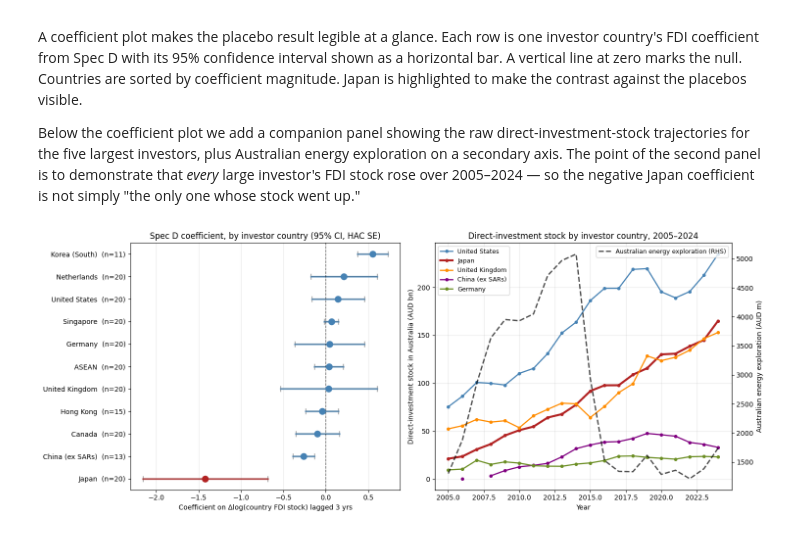
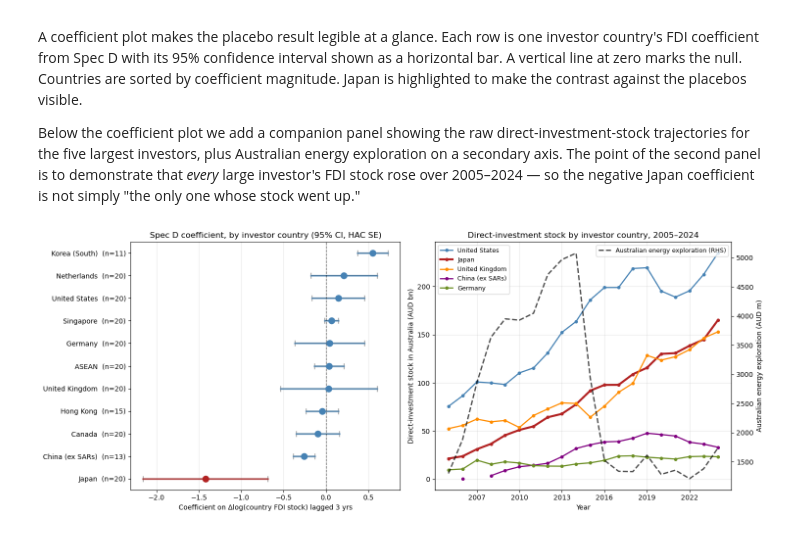
Before and after one commit to leejisabella/australiaJapanEnergy, a Jupyter notebook: notebooks/crowding_analysis.ipynb, the cells around one changed output. Cells and saved outputs as stored; diff of their text form; code cells hidden in the pictures.

Commit message:
visualizations

```diff
--- a/notebooks/crowding_analysis.ipynb
+++ b/notebooks/crowding_analysis.ipynb
@@ -719,6 +719,8 @@ A coefficient plot makes the placebo result legible at a glance. Each row is one
 
 Below the coefficient plot we add a companion panel showing the raw direct-investment-stock trajectories for the five largest investors, plus Australian energy exploration on a secondary axis. The point of the second panel is to demonstrate that *every* large investor's FDI stock rose over 2005–2024 — so the negative Japan coefficient is not simply "the only one whose stock went up."
 # %%
+from matplotlib.ticker import MaxNLocator
+
 # Coefficient (forest) plot of the placebo
 tab = placebo_tab.copy()
 tab["ci_lo"] = tab["FDI coef"] - 1.96 * tab["Std err"]
@@ -747,31 +749,33 @@ ax.grid(axis="x", alpha=0.3)
 ax2 = axes[1]
 top5 = ["united_states_of_america_direct_stock_aud_million",
          "japan_direct_stock_aud_million",
          "united_kingdom_direct_stock_aud_million",
          "china_excludes_sars_and_taiwan_direct_stock_aud_million",
          "germany_direct_stock_aud_million"]
 labels = ["United States", "Japan", "United Kingdom", "China (ex SARs)", "Germany"]
 country_colors = {"Japan": "firebrick", "United States": "steelblue",
                     "United Kingdom": "darkorange", "China (ex SARs)": "purple",
                     "Germany": "olivedrab"}
 sub = plb[plb.year.between(2005, 2024)].copy()
 for col, label in zip(top5, labels):
     lw = 3 if label == "Japan" else 1.8
     ax2.plot(sub.year, sub[col] / 1000,
               marker="o", markersize=4, linewidth=lw,
               color=country_colors[label], label=label)
 ax2.set_ylabel("Direct-investment stock in Australia (AUD bn)")
+ax2.xaxis.set_major_locator(MaxNLocator(integer=True))
+
 ax2.set_xlabel("Year")
 ax2.set_title("Direct-investment stock by investor country, 2005–2024")
 ax2.legend(loc="upper left", fontsize=9)
 ax2.grid(alpha=0.3)
 ax2b = ax2.twinx()
 ax2b.plot(sub.year, sub["energy_exploration_aud_million"],
             color="black", linestyle="--", linewidth=2, alpha=0.7,
             label="Australian energy exploration (RHS)")
 ax2b.set_ylabel("Australian energy exploration (AUD m)", color="black")
 ax2b.legend(loc="upper right", fontsize=9)
 
 plt.tight_layout(); plt.show()
 # %% [output]
-[figure, old version]
+[figure, new version]
```
Also changed, not shown: parts of 2 cells of this notebook, 1 other file.
